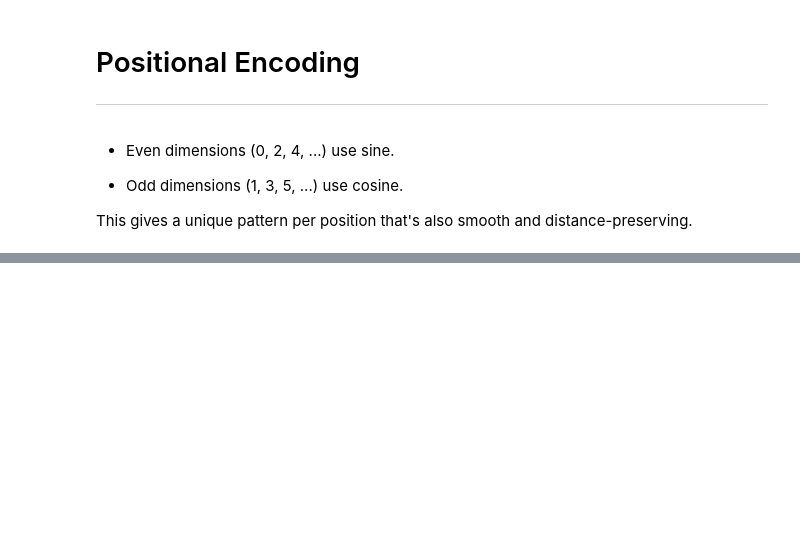
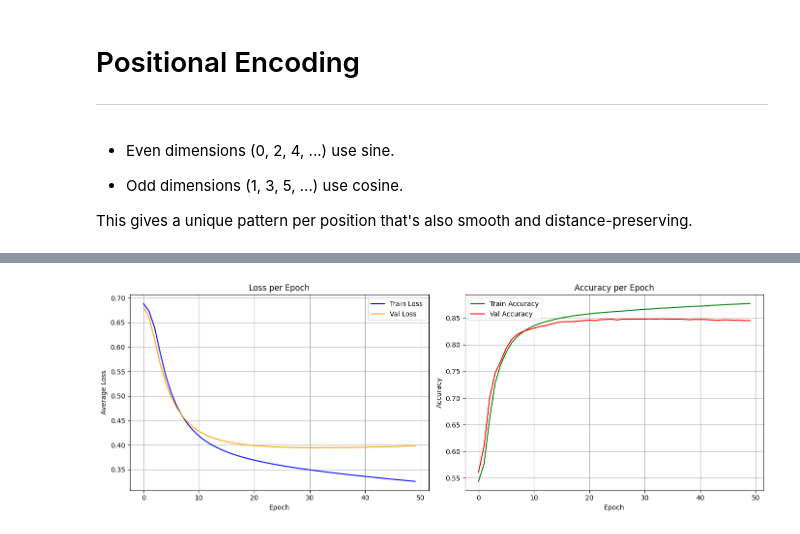
Before and after one commit to roguxivlo/Machine-Learning-2024, a Jupyter notebook: Lab12_nlp-introduction.ipynb, the cells around one changed output, grey strips where cells are left out. Drawn from its saved outputs; the diff is of its cells as text; code cells hidden in the pictures; blank space fills up the shorter version.

```diff
--- a/Lab12_nlp-introduction.ipynb
+++ b/Lab12_nlp-introduction.ipynb
@@ -52,21 +52,16 @@ import collections
 import re                             # Regular Expressions: for text searching and cleaning
 
 MAX_LEN = 128
-pattern = re.compile(r"\b(but|however)\b", flags=re.IGNORECASE)   # Looking for however ONLY is too restrictive (too small a dataset)
 
-# Load dataset
+# Load Yelp Polarity dataset from Hugging Face (one-time use)
 raw = load_dataset("yelp_polarity")
 
-# Define fast batch filter function
-def batch_filter(batch):
-    return [
-        bool(pattern.search(text)) and len(text.split()) <= MAX_LEN
-        for text in batch["text"]
-    ]
+N_TRAIN = 100_000
+N_TEST = 20_000   # VAL + TEST sets
 
-# Filter with batching
-train_raw = raw["train"].filter(batch_filter, batched=True, batch_size=10_000)
-test_raw  = raw["test"].filter(batch_filter, batched=True, batch_size=10_000)
+train_raw = raw["train"].shuffle(seed=42).select(range(N_TRAIN))
+test_raw  = raw["test"].shuffle(seed=42).select(range(N_TEST))
+
 
 # Extract plain Python lists for text and labels
 def to_lists(dataset):
@@ -518,12 +510,15 @@ Recall our coding:
 # %%
 # Hand-picked test sentences
 texts = [
-    "I love this!",
+    "I love this",
+    "I like this",
+    "I do not like this",
+    "I don't like this",
     "This is terrible",
     "Thank you so much!",
     "I hate this",
-    "Wow, awesome!",
-    "This sucks"
+    "I don't hate this",
+    "This sucks!"
 ]
 
 # Convert texts to input_ids using your tokenizer
@@ -956,6 +891,6 @@ Epoch 060 | Train Loss: 0.1238, Acc: 0.9538 | Val Loss: 0.3912, Acc: 0.8826
 # %%
-embed_cnt = 16        # word embeddings
-pos_cnt = 4             # pos embeddings
+embed_cnt = 16          # word embeddings
+pos_cnt = 16             # pos embeddings
 feature_cnt = embed_cnt + pos_cnt
 
 vocab_len = max(vocab.values()) + 1   # maximal value (index) of a token
@@ -984,5 +919,6 @@ class Net_PE(torch.nn.Module):
 net_pe = Net_PE()
 
 # Execute training again
-train_loss, val_loss, train_acc, val_acc = train_model(net_pe, train_loader, val_loader, epochs = 100)
+train_loss, val_loss, train_acc, val_acc = train_model(net_pe, train_loader, val_loader, epochs = 50)
 plot_training_curves(train_loss, val_loss, train_acc, val_acc)
+# %% [output]
@@ -988,0 +932 @@ plot_training_curves(train_loss, val_loss, train_acc, val_acc)
+[figure, added]
```
Also changed, not shown: parts of 20 cells of this notebook.
